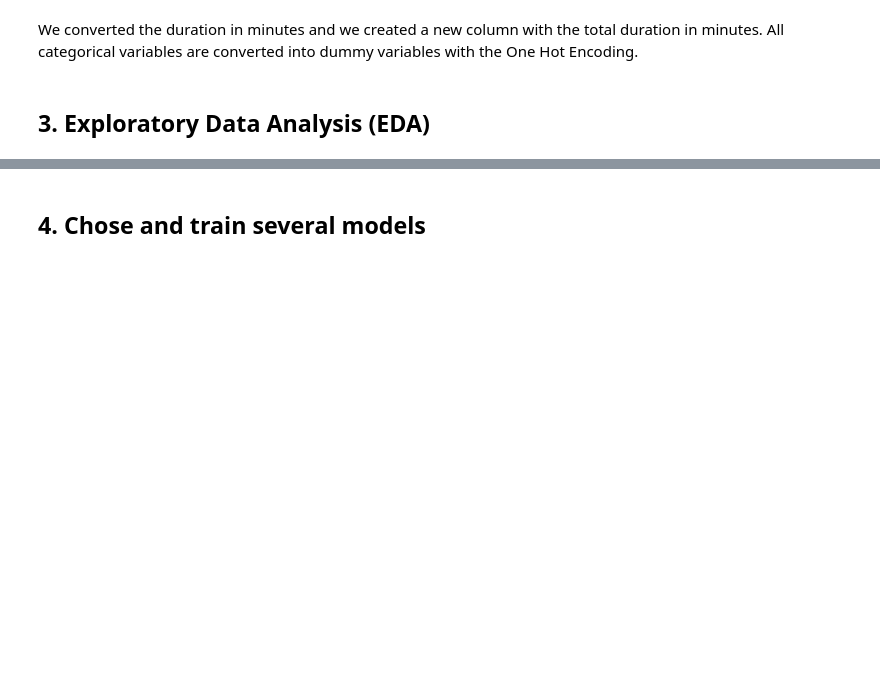
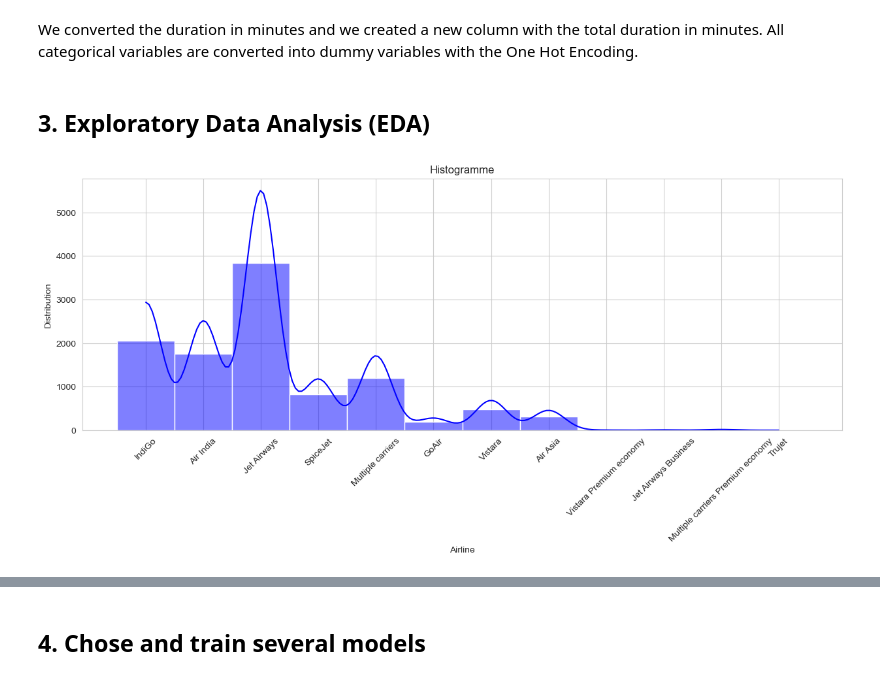
Before and after one commit to Sagbyy/flight-price-prediction-ML, a Jupyter notebook: notebook.ipynb, the cells around one changed output, grey strips where cells are left out. Drawn from its saved outputs; the diff is of its cells as text; code cells hidden in the pictures; blank space fills up the shorter version.

Commit message:
🔧 fix(notebook): Update execution counts for code cells, rename DataFrame variable for clarity, and add visualizations for exploratory data analysis, including histograms and correlation matrices.

```diff
--- a/notebook.ipynb
+++ b/notebook.ipynb
@@ -61,9 +61,9 @@ if nb_null_values_line > 0:
 
 df["Duration_total_min"] = df["Duration_hours"] * 60 + df["Duration_min"]
 
-df = pd.get_dummies(df, columns=["Airline", "Source", "Destination"], drop_first=True)
+model_df = pd.get_dummies(df, columns=["Airline", "Source", "Destination"], drop_first=True)
 
-print(df.head())
+print(model_df.head())
 # %% [output]
 The number of lines with null values is 0
    Total_Stops  Price  Date  Month  Year  Dep_hours  Dep_min  Arrival_hours  \
@@ -86,3 +86,17 @@ The number of lines with null values is 0
 We converted the duration in minutes and we created a new column with the total duration in minutes. All categorical variables are converted into dummy variables with the One Hot Encoding.
 # %% [markdown]
 ## 3. Exploratory Data Analysis (EDA)
+# %%
+import matplotlib.pyplot as plt
+import seaborn as sns
+
+plt.figure(figsize=(15, 5))
+sns.histplot(df["Airline"], kde=True, color="blue")
+plt.title("Histogramme")
+plt.xlabel("Airline")
+plt.ylabel("Distribution")
+plt.grid(True)
+plt.xticks(rotation=45)
+plt.show()
+# %% [output]
+[figure, added]
```
Also changed, not shown: parts of 8 cells of this notebook.
